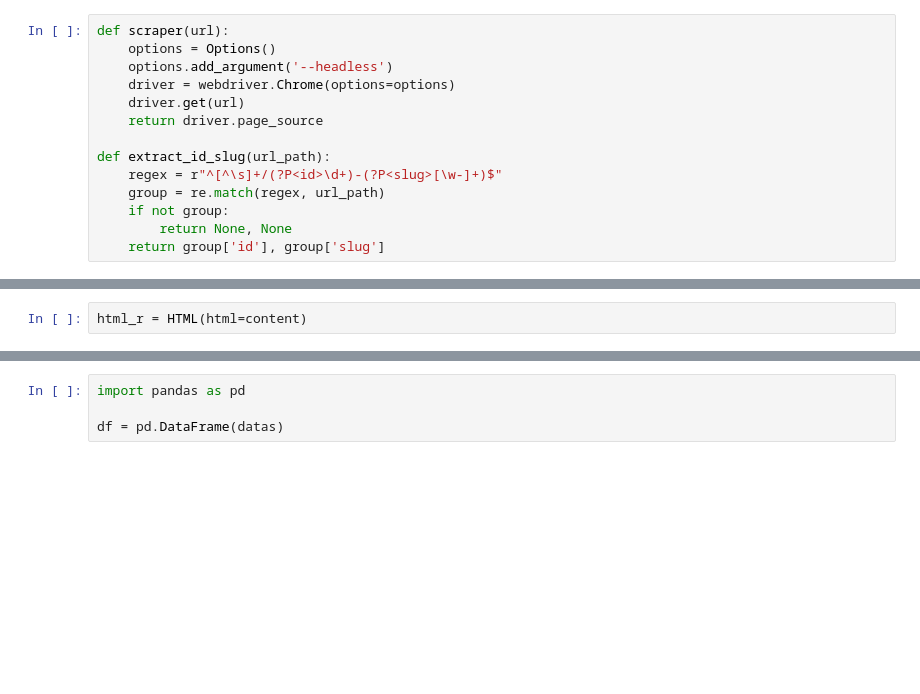
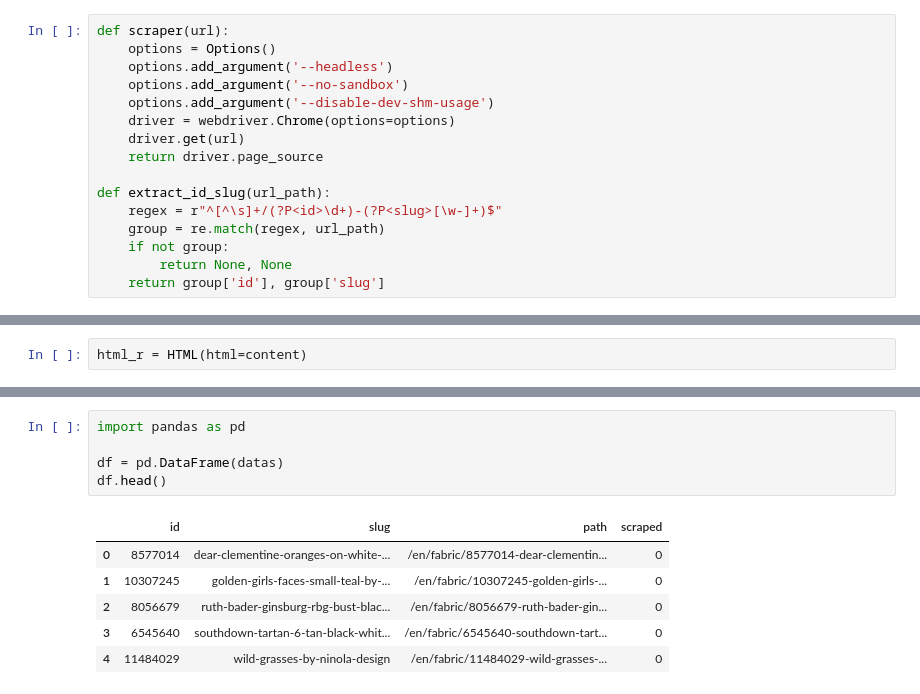
Before and after one commit to dwiknrd/webscraping, a Jupyter notebook: scraping_selenium.ipynb, the cells around one changed output, grey strips where cells are left out. Drawn from its saved outputs; the diff is of its cells as text; blank space fills up the shorter version.

Commit message:
save scraped files

```diff
--- a/scraping_selenium.ipynb
+++ b/scraping_selenium.ipynb
@@ -41,6 +42,8 @@ from selenium.webdriver.chrome.options import Options
 def scraper(url):
     options = Options()
     options.add_argument('--headless')
+    options.add_argument('--no-sandbox')
+    options.add_argument('--disable-dev-shm-usage')
     driver = webdriver.Chrome(options=options)
     driver.get(url)
     return driver.page_source
@@ -75,7 +96,15 @@ for path in fabric_links:
 # %%
 import pandas as pd
 
 df = pd.DataFrame(datas)
+df.head()
+# %% [output]
+|  | id | slug | path | scraped |
+| 0 | 8577014 | dear-clementine-oranges-on-white-... | /en/fabric/8577014-dear-clementin... | 0 |
+| 1 | 10307245 | golden-girls-faces-small-teal-by-... | /en/fabric/10307245-golden-girls-... | 0 |
+| 2 | 8056679 | ruth-bader-ginsburg-rbg-bust-blac... | /en/fabric/8056679-ruth-bader-gin... | 0 |
+| 3 | 6545640 | southdown-tartan-6-tan-black-whit... | /en/fabric/6545640-southdown-tart... | 0 |
+| 4 | 11484029 | wild-grasses-by-ninola-design | /en/fabric/11484029-wild-grasses-... | 0 |
 # %% [markdown]
 <a style='text-decoration:none;line-height:16px;display:flex;color:#5B5B62;padding:10px;justify-content:end;' href='https://deepnote.com?utm_source=created-in-deepnote-cell&projectId=455dbd66-b743-41fb-bb10-e0d89ff02cc3' target="_blank">
 <img alt='Created in deepnote.com' style='display:inline;max-height:16px;margin:0px;margin-right:7.5px;' src='embedded-picture-1' > </img>
```
Also changed, not shown: parts of 5 cells of this notebook, 3 other files.
